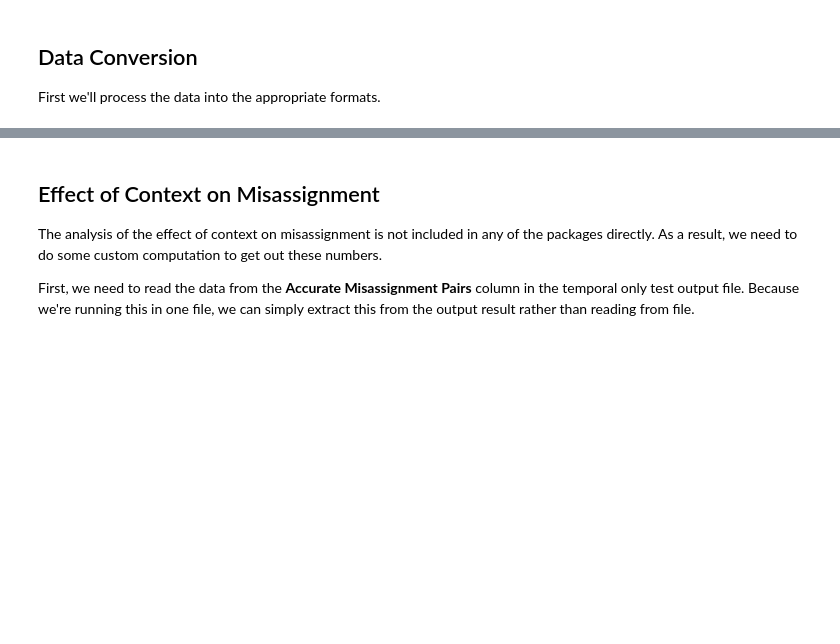
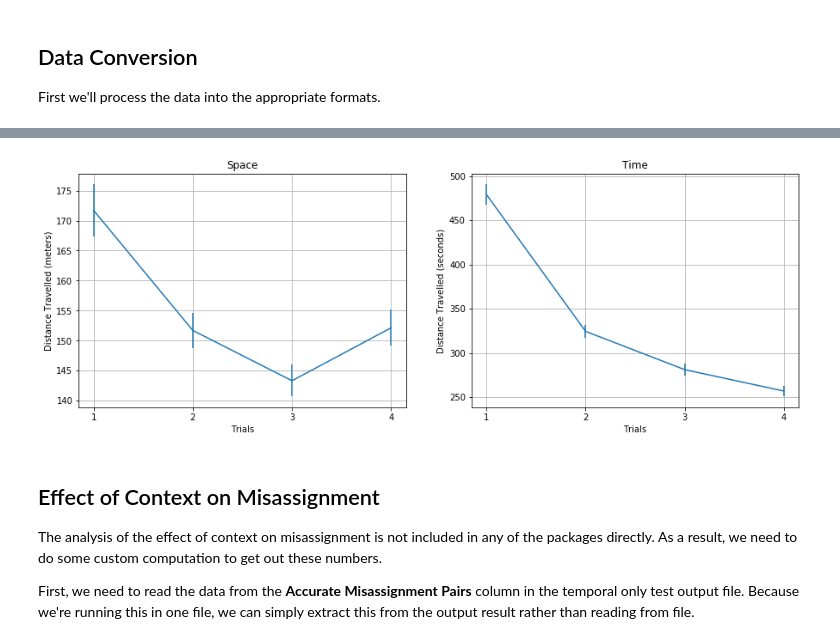
Before and after one commit to rokmetro/msl-iposition-pipeline-fork, a Jupyter notebook: examples/Time_Travel_Task_Analyses.ipynb, the cells around one changed output, grey strips where cells are left out. Cells and saved outputs as stored; diff of their text form; code cells hidden in the pictures; blank space fills up the shorter version.

```diff
--- a/examples/Time_Travel_Task_Analyses.ipynb
+++ b/examples/Time_Travel_Task_Analyses.ipynb
@@ -65,3 +161,13 @@ KeyError: 'time'
+# %%
+# Load the data
+data_nav = pandas.read_csv('time_travel_task_navigation_summary.csv')
+columns = ['space_travelled', 'time_travelled']
+titles = ['Space', 'Time']
+ylabels = ['Distance Travelled (meters)', 'Distance Travelled (seconds)']
+
+visualize_columns(data_nav, columns, titles, ylabels, separate_plots=True)
+# %% [output]
+[figure, added]
 # %% [markdown]
 ## Effect of Context on Misassignment
 
```
Also changed, not shown: parts of 31 cells of this notebook, 12 other files.
